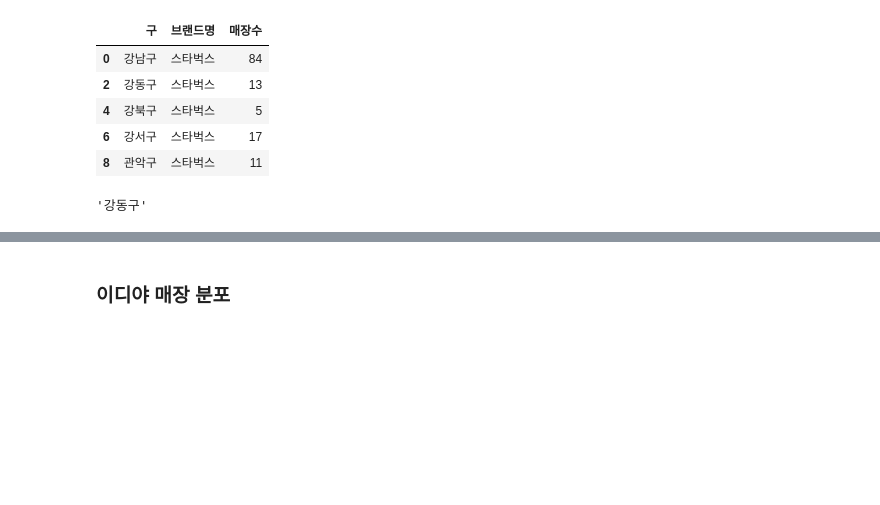
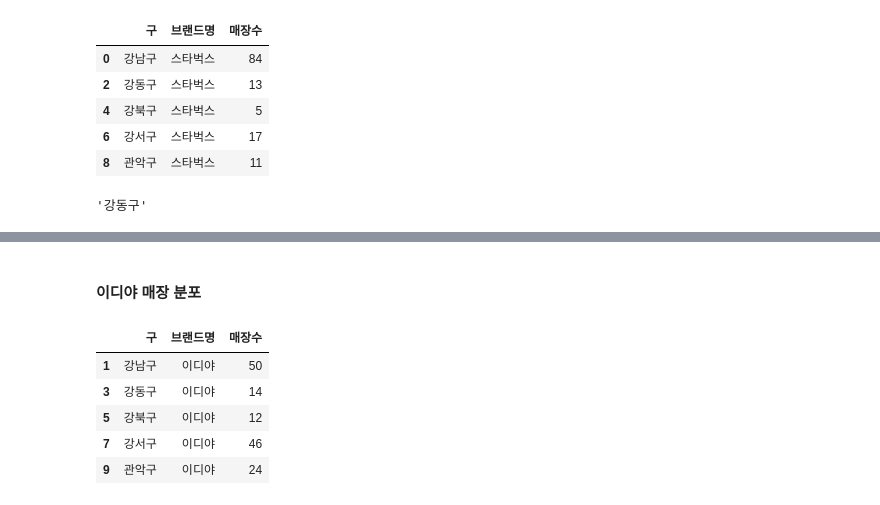
Before and after one commit to sookm/inflearn_lecture_opendata, a Jupyter notebook: 04-coffee-store-practice_210625.ipynb, the cells around one changed output, grey strips where cells are left out. Saved outputs shown, nothing was run; the diff lists cells and outputs as text; code cells hidden in the pictures; blank space fills up the shorter version.

```diff
--- a/04-coffee-store-practice_210625.ipynb
+++ b/04-coffee-store-practice_210625.ipynb
@@ -614,7 +614,17 @@ m
 # %% [markdown]
 <img src="img/04_folium2.png" width="600">
 # %% [markdown]
-### 이디야 매장 분포
+#### 이디야 매장 분포
 # %%
 # 이디야의 매장 수를 구합니다.
 # "브랜드명"컬럼으로 이디야만 가져옵니다.
+
+df_ediya = df_cafe_vs[df_cafe_vs["브랜드명"] == "이디야"].copy()
+df_ediya.head()
+# %% [output]
+|  | 구 | 브랜드명 | 매장수 |
+| 1 | 강남구 | 이디야 | 50 |
+| 3 | 강동구 | 이디야 | 14 |
+| 5 | 강북구 | 이디야 | 12 |
+| 7 | 강서구 | 이디야 | 46 |
+| 9 | 관악구 | 이디야 | 24 |
```
Also changed, not shown: parts of 4 cells of this notebook.
